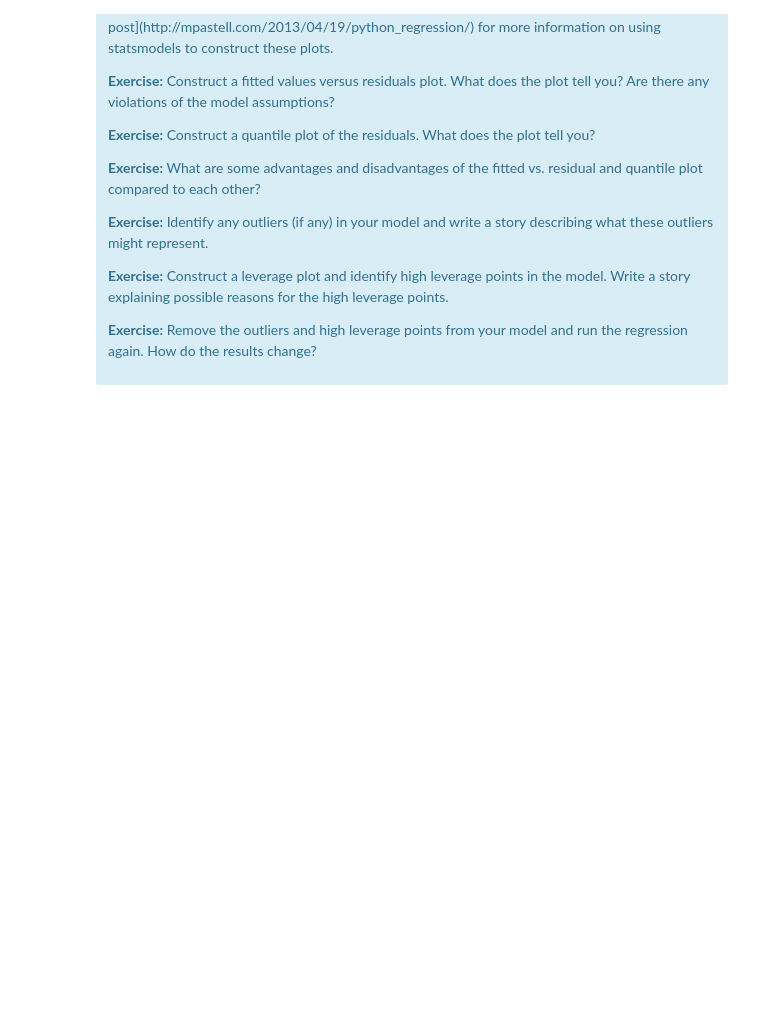
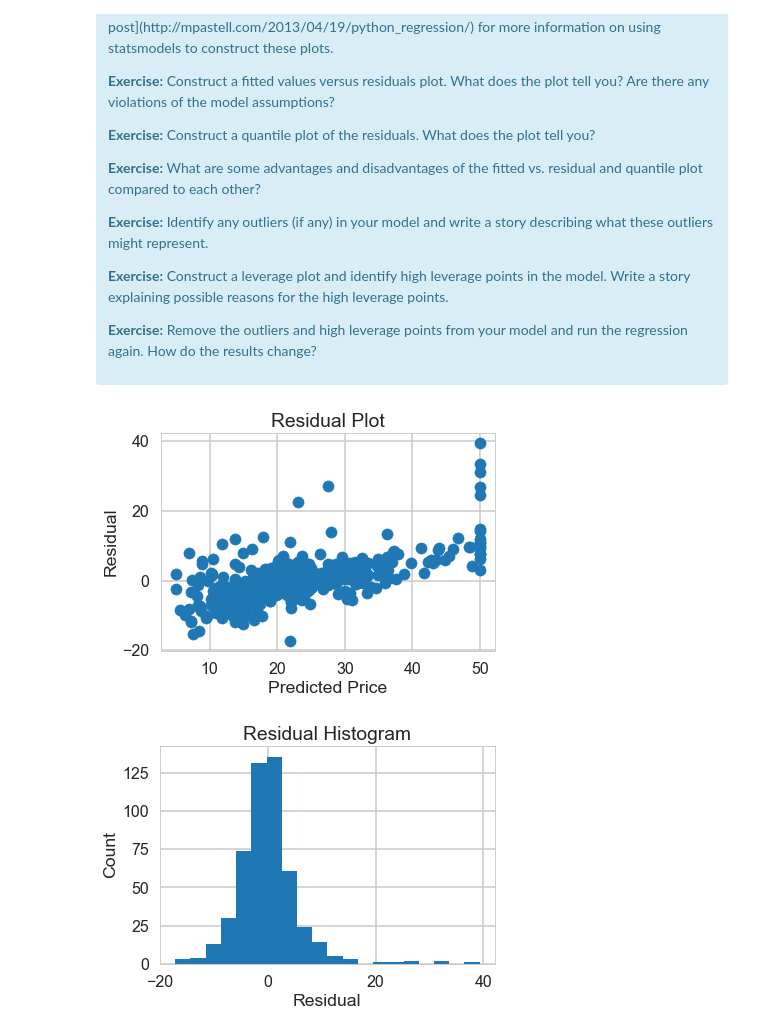
Before and after one commit to LukasBut/Springboard-Projects, a Jupyter notebook: 11.1.5 Linear Regression Using Boston Housing Data Set/Mini_Project_Linear_Regression.ipynb, the cells around one changed output. Cells and saved outputs as stored; diff of their text form; code cells hidden in the pictures; blank space fills up the shorter version.

```diff
--- a/11.1.5 Linear Regression Using Boston Housing Data Set/Mini_Project_Linear_Regression.ipynb
+++ b/11.1.5 Linear Regression Using Boston Housing Data Set/Mini_Project_Linear_Regression.ipynb
@@ -910,6 +910,24 @@ There are some other issues that are important investigate with linear regressio
 
 <p><b>Exercise:</b> Remove the outliers and high leverage points from your model and run the regression again. How do the results change?</p>
 </div>
-# %%
-# Your turn.
-plt.scatter(,bos.PRICE-lm.fit(bos[["CRIM", "RM", "PTRATIO"]]) )
+# %%
+# Your turn.
+
+plt.scatter(bos.PRICE, bos.PRICE - lm.predict(bos[["CRIM","RM","PTRATIO"]]))
+plt.xlabel("Predicted Price")
+plt.ylabel("Residual")
+plt.title("Residual Plot")
+plt.show()
+# There is clearly a strong positive linear relationship between the Predicted price and the value of the residuals. This
+# violates the 'normal distribution of errors' condition since there is clearly a pattern in the residual plot, indicating that
+# the residuals are not normally distributed.
+
+plt.hist(bos.PRICE - lm.predict(bos[["CRIM","RM","PTRATIO"]]), bins=20)
+plt.xlabel("Residual")
+plt.ylabel("Count")
+plt.title("Residual Histogram")
+plt.show()
+# The histogram of the residuals further emphasises this, as we can see the outliers (positive residuals with values>20).
+# %% [output]
+[figure, added]
+[figure, added]
```
Also changed, not shown: parts of 16 cells of this notebook.
